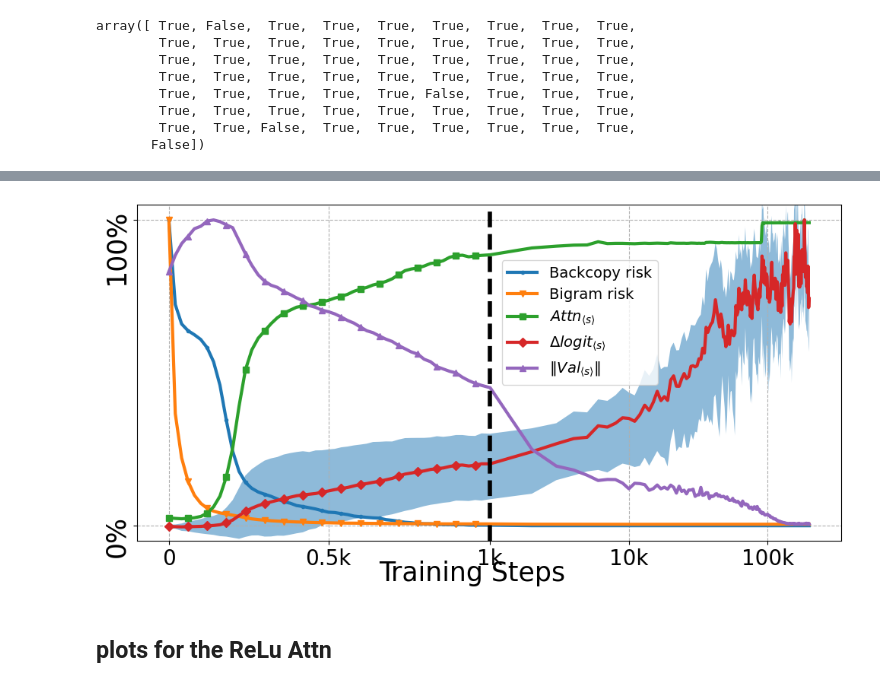
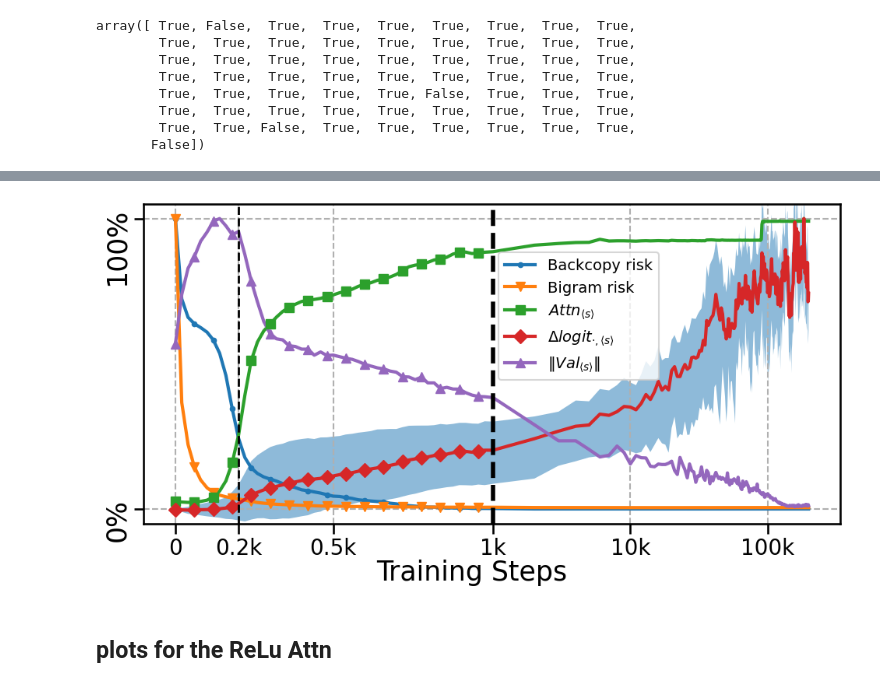
Before and after one commit to GuoTianYu2000/transformer-birth, a Jupyter notebook: final-plots.ipynb, the cells around one changed output, grey strips where cells are left out. Cells and saved outputs as stored; diff of their text form; code cells hidden in the pictures.

Commit message:
add O to values

```diff
--- a/final-plots.ipynb
+++ b/final-plots.ipynb
@@ -112,2 +116,9 @@ plot_attn_weights(outputs_list_plot, seqs, ds, seq_indices, seq_len, layer_idx,
+# %%
+outputs_list_plot[0]['attn_weights'][1, 0, 1, 1] = 100
+outputs_list_plot[0]['attn_weights'][1, 0, 1, :] = outputs_list_plot[0]['attn_weights'][1, 0, 1, :]/outputs_list_plot[0]['attn_weights'][1, 0, 1, :].sum()
+outputs_list_plot[0]['attn_weights'][1, 0, 3, 1:3] = 1
+outputs_list_plot[0]['attn_weights'][1, 0, 3, :] = outputs_list_plot[0]['attn_weights'][1, 0, 3, :]/outputs_list_plot[0]['attn_weights'][1, 0, 3, :].sum()
+outputs_list_plot[0]['attn_weights'][1, 0, 4, 2:3] = 1
+outputs_list_plot[0]['attn_weights'][1, 0, 4, :] = outputs_list_plot[0]['attn_weights'][1, 0, 4, :]/outputs_list_plot[0]['attn_weights'][1, 0, 4, :].sum()
 # %%
 seq_indices = [1]
@@ -278,7 +291,7 @@ plot_risks(risk, risk_no_attn, risk_no_mlp, fontsize=23, colors=default_colors,
 ## plot of value states
 # %%
 idx = 1
-v_norm = outputs_list_plot[0]['value_states'][idx, 0, :10, :].norm(dim=-1).detach().cpu().numpy()
+v_norm = model.layers[0].attention.wo(outputs_list_plot[0]['value_states'][idx, 0, :10, :].cuda()).norm(dim=-1).detach().cpu().numpy()
 text = ds.decode(seqs.detach().cpu().numpy()[1, :])[:10]
 text[0] = r'$\langle s \rangle$'
 # %%
@@ -354,7 +367,7 @@ risk[1:3]
 (tensor(5.5004e-06, device='cuda:3', grad_fn=<MeanBackward0>),
  tensor(2.2299, device='cuda:3', grad_fn=<MeanBackward0>))
 # %%
-recompute = False
+recompute = True
 if recompute:
     unique_x = torch.unique(x)
     outputs_norms = {}
@@ -379,7 +392,7 @@ if recompute:
             bos_logit_differece_list[step] = bos_logit_differece
             non_bos_logits_list[step] = non_bos_logits
             attns_on_bos[step] = outputs_list[0]['attn_weights'][:, 0, :, 0][~triggers_pos].mean().detach().item()
-            value_states_norm[step] = outputs_list[0]['value_states'][0, 0, 0, :].norm().item()
+            value_states_norm[step] = model.layers[0].attention.wo(outputs_list[0]['value_states'][idx, 0, 0, :].cuda()).norm(dim=-1).detach().cpu().numpy()
             risk = get_risk(probs, pred, predict_in_logits=True, triggers_pos=triggers_pos)
             icl_risks[step] = risk[1].item()
             markov_risks[step] = risk[2].item()
@@ -487,7 +500,7 @@ fontsize = 25
 step_size = 3
 x_keys = np.array(list(icl_risks.keys()))
 stop_step = np.where(x_keys > 980)[0].min()
-ticksteps = [0, 500, 1000, 10000, 100000]
+ticksteps = [0, 200, 500, 1000, 10000, 100000]
 tickx = np.isin(x_keys, ticksteps)
 x_keys_1 = np.array(list(icl_risks.keys()), dtype=float)
 x_keys_1[stop_step:] = np.log(x_keys_1[stop_step:])
@@ -530,37 +543,37 @@ ax.plot(x_keys_1, value_states_y_1, lw=lw, color=colors[4])
 ax.grid(linestyle='--')
 ax.plot(x_keys_2, icl_y_2, marker='.', lw=0, color=colors[0])
 ax.plot(x_keys_2, markov_y_2, marker='v', lw=0, color=colors[1])
 ax.plot(x_keys_2, attns_on_bos_y_2, marker='s', lw=0, color=colors[2])
 ax.plot(x_keys_2, logit_y_2, marker='D', lw=0, color=colors[3])
 ax.plot(x_keys_2, value_states_y_2, marker='^', lw=0, color=colors[4])
 # add legends
 ax.plot(0, -1, marker='.', label='Backcopy risk', lw=lw, color=colors[0])
 ax.plot(0, -1, marker='v', label='Bigram risk', lw=lw, color=colors[1])
 ax.plot(0, -1, marker='s', label=r'$Attn_{\langle s\rangle}$', lw=lw, color=colors[2])
-ax.plot(0, -1, marker='D', label=r'$\Delta logit_{\langle s\rangle}$', lw=lw, color=colors[3])
+ax.plot(0, -1, marker='D', label=r'$\Delta logit_{\cdot,\langle s\rangle}$', lw=lw, color=colors[3])
 ax.plot(0, -1, marker='^', label=r'$\|Val_{\langle s \rangle}\|$', lw=lw, color=colors[4])
 
 ax.set_yticks([0, 1])
 ax.set_ylim(-0.05, 1.05)
 ax.vlines(1006, -0.05, 1.15, linestyle='--', color='black', lw=4)
-
+ax.vlines(200, -0.05, 1.15, linestyle='--', color='black', lw=2)
 ax.set_yticklabels(['0%', '100%'], fontsize=fontsize, rotation=90)
 
 ax.set_xticks(x_keys_1[tickx])
-ax.set_xticklabels(['0', "0.5k", '1k', '10k', '100k'], fontsize=12)
+ax.set_xticklabels(['0', '0.2k', "0.5k", '1k', '10k', '100k'], fontsize=12)
 ax.grid(linestyle='--')
 for line in ax.get_xgridlines():
     if np.abs(line.get_xdata()[0] - 1000) < 10:  # Check if the line is at x=1000
         line.set_visible(False)  # Hide the line
 fig.text(0.5, -0.02, 'Training Steps', ha='center', fontsize=fontsize)
 plt.tight_layout()
 # plt.legend(fontsize=12)
 plt.legend(fontsize=14, loc='center right', bbox_to_anchor=(0.75, 0.65))
 plt.xticks(fontsize=20)
 plt.yticks(fontsize=fontsize)
 plt.savefig(os.path.join(dir_name, "dynamics_combine.pdf"), bbox_inches='tight')
 # %% [output]
-[figure, old version]
+[figure, new version]
 # %% [markdown]
 ## plots for the ReLu Attn
 # %%
```
Also changed, not shown: parts of 23 cells of this notebook, 4 other files.
